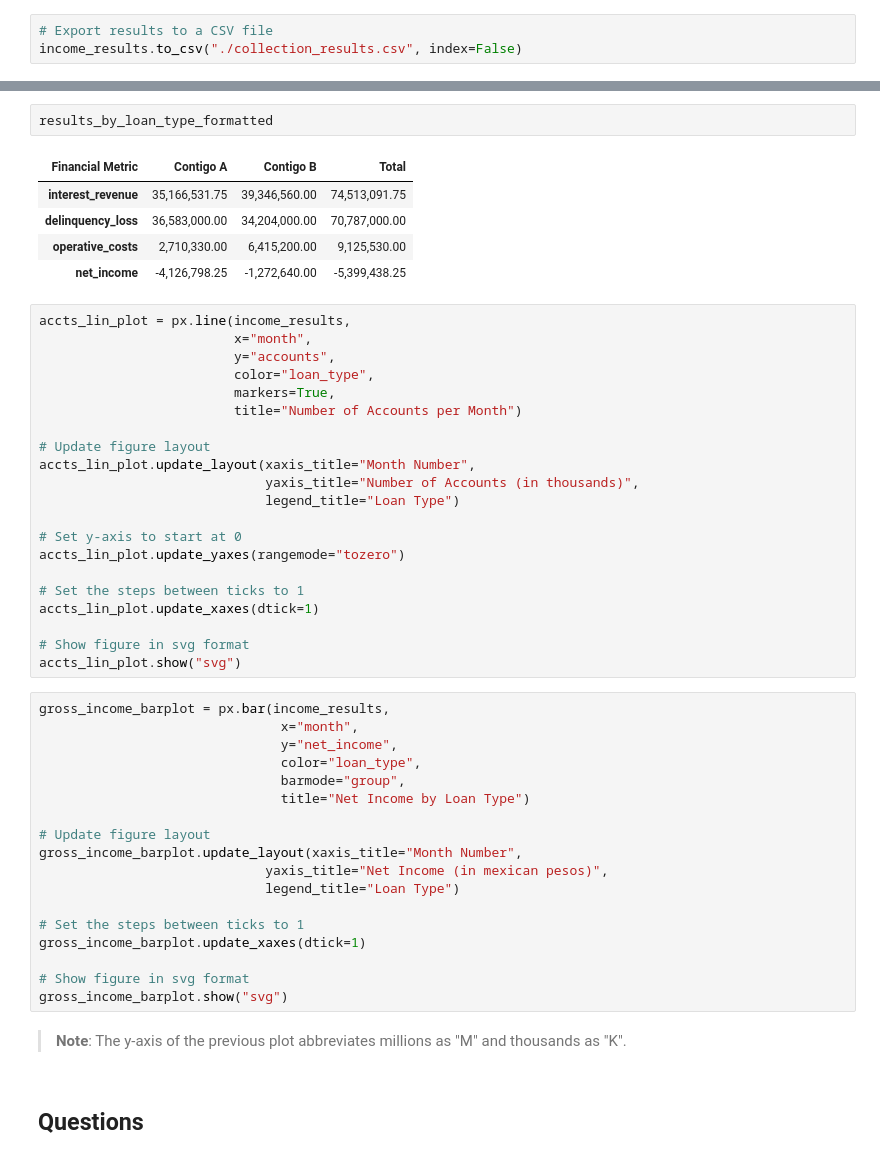
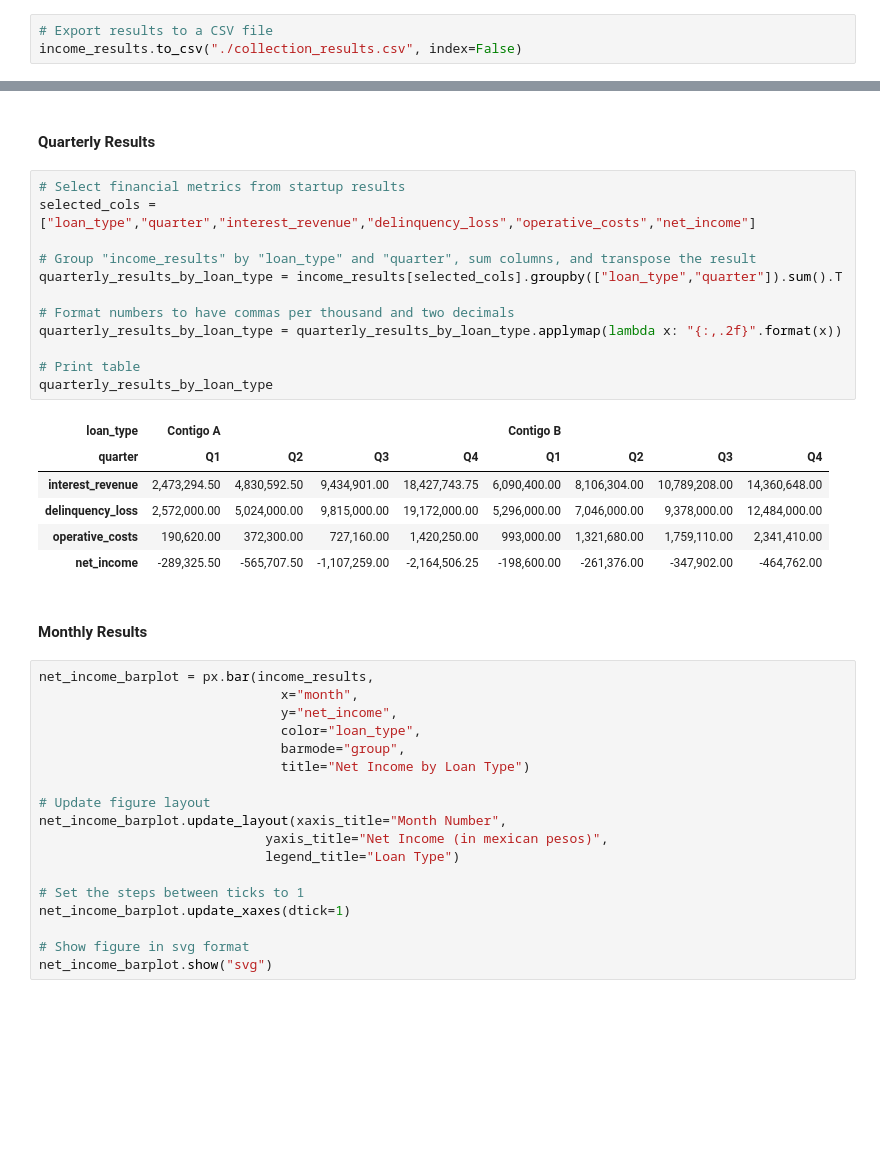
Before and after one commit to mandelbrojt/stori-ba-assessment, a Jupyter notebook: part1-state-of-business-analysis.ipynb, the cells around one changed output, grey strips where cells are left out. Cells and saved outputs as stored; diff of their text form; blank space fills up the shorter version.

Commit message:
Updated sections, added new tables for total and quarterly results

```diff
--- a/part1-state-of-business-analysis.ipynb
+++ b/part1-state-of-business-analysis.ipynb
@@ -256,51 +295,41 @@ results_by_loan_type_formatted = results_by_loan_type_formatted.rename_axis("Fin
-# %%
-results_by_loan_type_formatted
-# %% [output]
-| Financial Metric | Contigo A | Contigo B | Total |
-| interest_revenue | 35,166,531.75 | 39,346,560.00 | 74,513,091.75 |
-| delinquency_loss | 36,583,000.00 | 34,204,000.00 | 70,787,000.00 |
-| operative_costs | 2,710,330.00 | 6,415,200.00 | 9,125,530.00 |
-| net_income | -4,126,798.25 | -1,272,640.00 | -5,399,438.25 |
+# %% [markdown]
+#### Quarterly Results
+# %%
+# Select financial metrics from startup results
+selected_cols = ["loan_type","quarter","interest_revenue","delinquency_loss","operative_costs","net_income"]
+
+# Group "income_results" by "loan_type" and "quarter", sum columns, and transpose the result
+quarterly_results_by_loan_type = income_results[selected_cols].groupby(["loan_type","quarter"]).sum().T
+
+# Format numbers to have commas per thousand and two decimals
+quarterly_results_by_loan_type = quarterly_results_by_loan_type.applymap(lambda x: "{:,.2f}".format(x))
+
+# Print table
+quarterly_results_by_loan_type
+# %% [output]
+| loan_type | Contigo A |  |  |  | Contigo B |  |  |  |
+| quarter | Q1 | Q2 | Q3 | Q4 | Q1 | Q2 | Q3 | Q4 |
+| interest_revenue | 2,473,294.50 | 4,830,592.50 | 9,434,901.00 | 18,427,743.75 | 6,090,400.00 | 8,106,304.00 | 10,789,208.00 | 14,360,648.00 |
+| delinquency_loss | 2,572,000.00 | 5,024,000.00 | 9,815,000.00 | 19,172,000.00 | 5,296,000.00 | 7,046,000.00 | 9,378,000.00 | 12,484,000.00 |
+| operative_costs | 190,620.00 | 372,300.00 | 727,160.00 | 1,420,250.00 | 993,000.00 | 1,321,680.00 | 1,759,110.00 | 2,341,410.00 |
+| net_income | -289,325.50 | -565,707.50 | -1,107,259.00 | -2,164,506.25 | -198,600.00 | -261,376.00 | -347,902.00 | -464,762.00 |
+# %% [markdown]
+#### Monthly Results
 # %%
-accts_lin_plot = px.line(income_results,
-                         x="month",
-                         y="accounts",
-                         color="loan_type",
-                         markers=True,
-                         title="Number of Accounts per Month")
+net_income_barplot = px.bar(income_results,
+                               x="month",
+                               y="net_income",
+                               color="loan_type",
+                               barmode="group",
+                               title="Net Income by Loan Type")
 
 # Update figure layout
-accts_lin_plot.update_layout(xaxis_title="Month Number",
-                             yaxis_title="Number of Accounts (in thousands)",
+net_income_barplot.update_layout(xaxis_title="Month Number",
+                             yaxis_title="Net Income (in mexican pesos)",
                              legend_title="Loan Type")
 
-# Set y-axis to start at 0
-accts_lin_plot.update_yaxes(rangemode="tozero")
-
 # Set the steps between ticks to 1
-accts_lin_plot.update_xaxes(dtick=1)
+net_income_barplot.update_xaxes(dtick=1)
 
 # Show figure in svg format
-accts_lin_plot.show("svg")
+net_income_barplot.show("svg")
-# %%
-gross_income_barplot = px.bar(income_results,
-                               x="month",
-                               y="net_income",
-                               color="loan_type",
-                               barmode="group",
-                               title="Net Income by Loan Type")
-
-# Update figure layout
-gross_income_barplot.update_layout(xaxis_title="Month Number",
-                             yaxis_title="Net Income (in mexican pesos)",
-                             legend_title="Loan Type")
-
-# Set the steps between ticks to 1
-gross_income_barplot.update_xaxes(dtick=1)
-
-# Show figure in svg format
-gross_income_barplot.show("svg")
-# %% [markdown]
-> **Note**: The y-axis of the previous plot abbreviates millions as "M" and thousands as "K".
-# %% [markdown]
-## Questions
```
Also changed, not shown: parts of 19 cells of this notebook.
